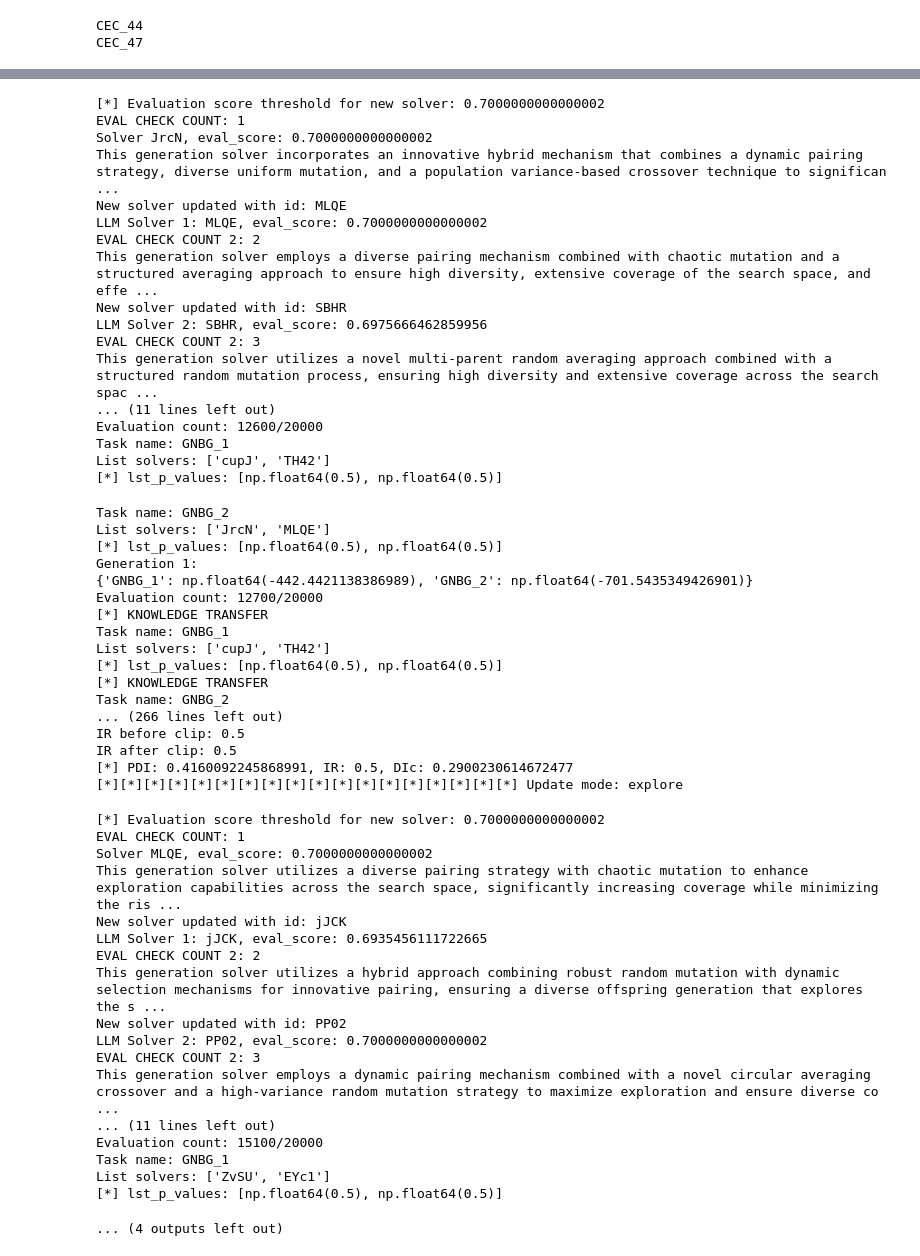
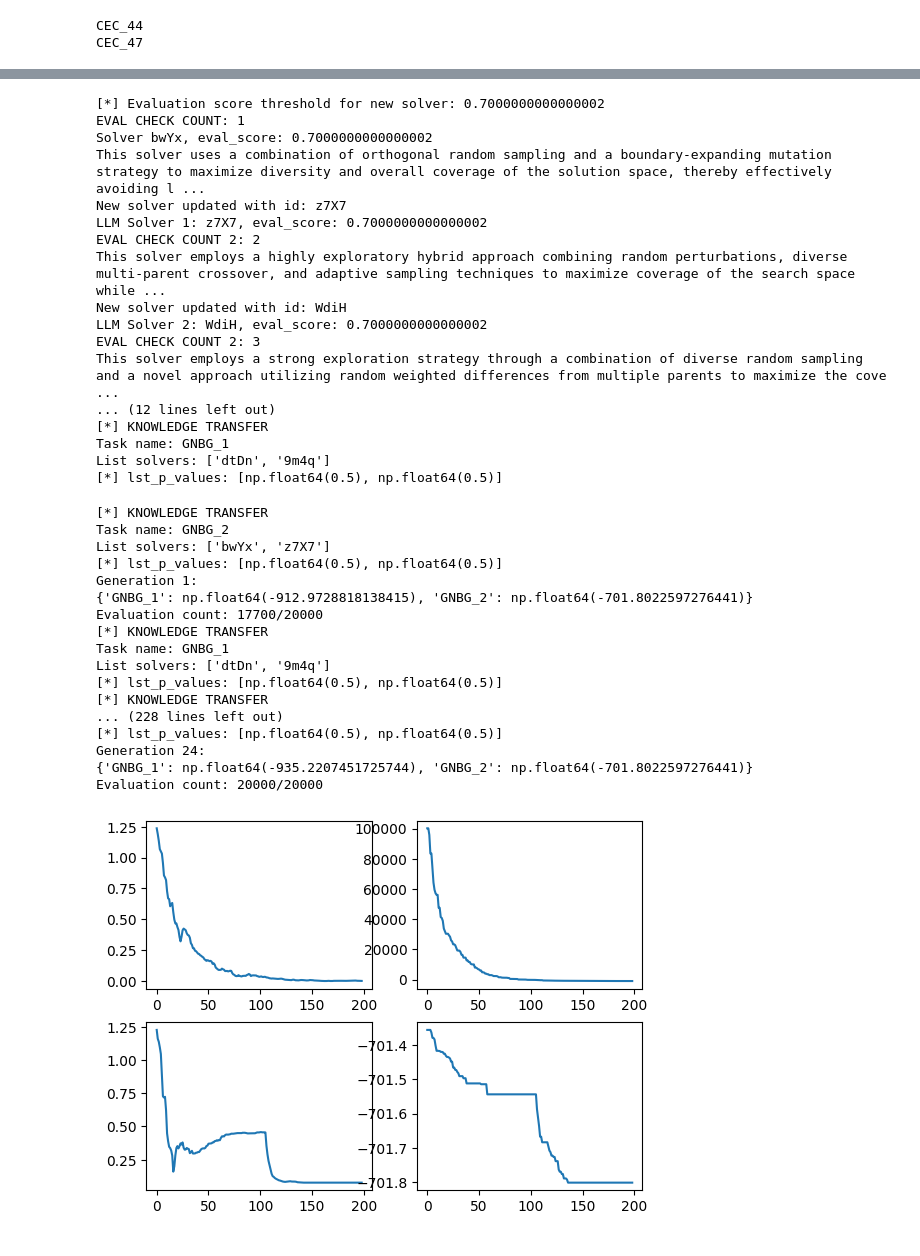
Before and after one commit to vuanhhuyhlqn/AMTEA, a Jupyter notebook: test.ipynb, the cells around one changed output, grey strips where cells are left out. Cells and saved outputs as stored; diff of their text form; code cells hidden in the pictures.

```diff
--- a/test.ipynb
+++ b/test.ipynb
@@ -66,4 +69,4 @@ Solver Gd7C, eval_score: 0.3329531326169477
 # %%
-amtea.run(eval_budget=20000, lp=10, tgap=2, k=3, up=25, delete_after_run=False)
+amtea.run(eval_budget=20000, lp=10, tgap=1, k=2, up=35, delete_after_run=False)
 # %% [output]
 Evaluation count: 100/20000
@@ -221,53 +224,36 @@ IR after clip: 0.5
 [*][*][*][*][*][*][*][*][*][*][*][*][*][*][*][*][*][*] Update mode: explore
 [*] Evaluation score threshold for new solver: 0.7000000000000002
 EVAL CHECK COUNT: 1
-Solver JrcN, eval_score: 0.7000000000000002
-This generation solver incorporates an innovative hybrid mechanism that combines a dynamic pairing strategy, diverse uniform mutation, and a population variance-based crossover technique to significan ...
-New solver updated with id: MLQE
-LLM Solver 1: MLQE, eval_score: 0.7000000000000002
+Solver bwYx, eval_score: 0.7000000000000002
+This solver uses a combination of orthogonal random sampling and a boundary-expanding mutation strategy to maximize diversity and overall coverage of the solution space, thereby effectively avoiding l ...
+New solver updated with id: z7X7
+LLM Solver 1: z7X7, eval_score: 0.7000000000000002
 EVAL CHECK COUNT 2: 2
-This generation solver employs a diverse pairing mechanism combined with chaotic mutation and a structured averaging approach to ensure high diversity, extensive coverage of the search space, and effe ...
-New solver updated with id: SBHR
-LLM Solver 2: SBHR, eval_score: 0.6975666462859956
+This solver employs a highly exploratory hybrid approach combining random perturbations, diverse multi-parent crossover, and adaptive sampling techniques to maximize coverage of the search space while ...
+New solver updated with id: WdiH
+LLM Solver 2: WdiH, eval_score: 0.7000000000000002
 EVAL CHECK COUNT 2: 3
-This generation solver utilizes a novel multi-parent random averaging approach combined with a structured random mutation process, ensuring high diversity and extensive coverage across the search spac ...
-... (11 lines left out)
-Evaluation count: 12600/20000
+This solver employs a strong exploration strategy through a combination of diverse random sampling and a novel approach utilizing random weighted differences from multiple parents to maximize the cove ...
+... (12 lines left out)
+[*] KNOWLEDGE TRANSFER
 Task name: GNBG_1
-List solvers: ['cupJ', 'TH42']
+List solvers: ['dtDn', '9m4q']
 [*] lst_p_values: [np.float64(0.5), np.float64(0.5)]
+[*] KNOWLEDGE TRANSFER
 Task name: GNBG_2
-List solvers: ['JrcN', 'MLQE']
+List solvers: ['bwYx', 'z7X7']
 [*] lst_p_values: [np.float64(0.5), np.float64(0.5)]
 Generation 1:
-{'GNBG_1': np.float64(-442.4421138386989), 'GNBG_2': np.float64(-701.5435349426901)}
-Evaluation count: 12700/20000
+{'GNBG_1': np.float64(-912.9728818138415), 'GNBG_2': np.float64(-701.8022597276441)}
+Evaluation count: 17700/20000
 [*] KNOWLEDGE TRANSFER
 Task name: GNBG_1
-List solvers: ['cupJ', 'TH42']
+List solvers: ['dtDn', '9m4q']
 [*] lst_p_values: [np.float64(0.5), np.float64(0.5)]
 [*] KNOWLEDGE TRANSFER
-Task name: GNBG_2
-... (266 lines left out)
-IR before clip: 0.5
-IR after clip: 0.5
-[*] PDI: 0.4160092245868991, IR: 0.5, DIc: 0.2900230614672477
-[*][*][*][*][*][*][*][*][*][*][*][*][*][*][*][*][*][*] Update mode: explore
+... (228 lines left out)
+[*] lst_p_values: [np.float64(0.5), np.float64(0.5)]
+Generation 24:
+{'GNBG_1': np.float64(-935.2207451725744), 'GNBG_2': np.float64(-701.8022597276441)}
+Evaluation count: 20000/20000
-[*] Evaluation score threshold for new solver: 0.7000000000000002
-EVAL CHECK COUNT: 1
-Solver MLQE, eval_score: 0.7000000000000002
-This generation solver utilizes a diverse pairing strategy with chaotic mutation to enhance exploration capabilities across the search space, significantly increasing coverage while minimizing the ris ...
-New solver updated with id: jJCK
-LLM Solver 1: jJCK, eval_score: 0.6935456111722665
-EVAL CHECK COUNT 2: 2
-This generation solver utilizes a hybrid approach combining robust random mutation with dynamic selection mechanisms for innovative pairing, ensuring a diverse offspring generation that explores the s ...
-New solver updated with id: PP02
-LLM Solver 2: PP02, eval_score: 0.7000000000000002
-EVAL CHECK COUNT 2: 3
-This generation solver employs a dynamic pairing mechanism combined with a novel circular averaging crossover and a high-variance random mutation strategy to maximize exploration and ensure diverse co ...
-... (11 lines left out)
-Evaluation count: 15100/20000
-Task name: GNBG_1
-List solvers: ['ZvSU', 'EYc1']
-[*] lst_p_values: [np.float64(0.5), np.float64(0.5)]
-... (4 outputs left out)
+[figure, added]
```
Also changed, not shown: parts of 3 cells of this notebook, 5 other files.
